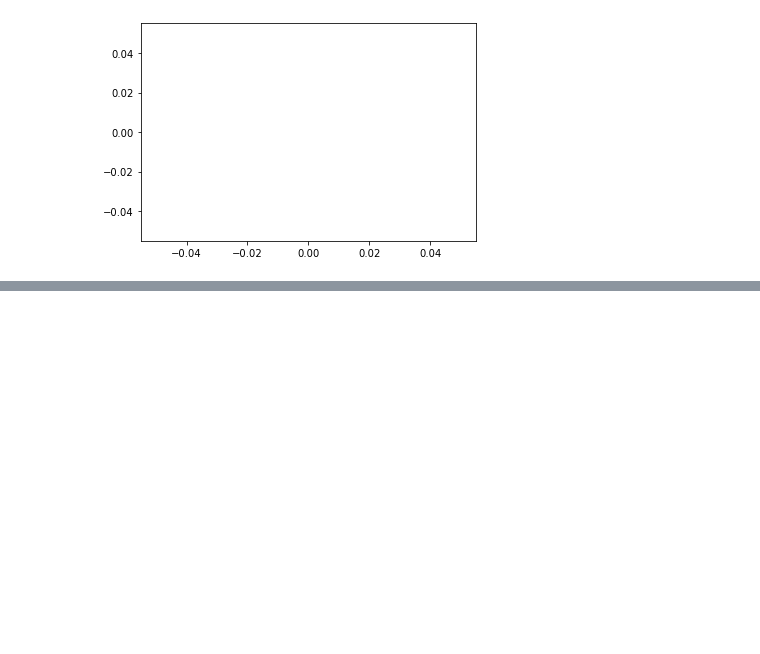
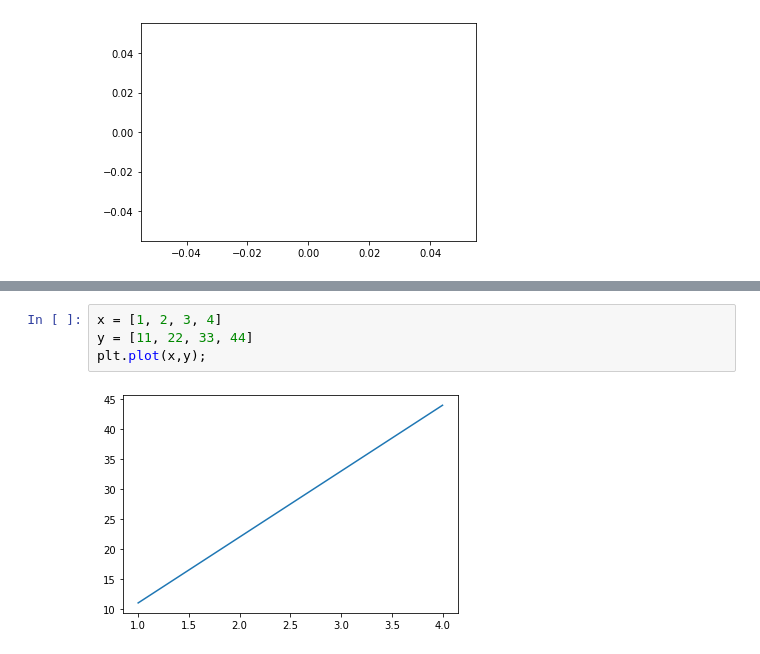
Before and after one commit to IanSeng/MachineLearning, a Jupyter notebook: ml-course/learn-matplotlib/introduction-to-matplotlib.ipynb, the cells around one changed output, grey strips where cells are left out. Saved outputs shown, nothing was run; the diff lists cells and outputs as text; blank space fills up the shorter version.

```diff
--- a/ml-course/learn-matplotlib/introduction-to-matplotlib.ipynb
+++ b/ml-course/learn-matplotlib/introduction-to-matplotlib.ipynb
@@ -19,0 +29,6 @@ plt.plot();
+# %%
+x = [1, 2, 3, 4]
+y = [11, 22, 33, 44]
+plt.plot(x,y);
+# %% [output]
+[figure, added]
```
Also changed, not shown: parts of 5 cells of this notebook.
